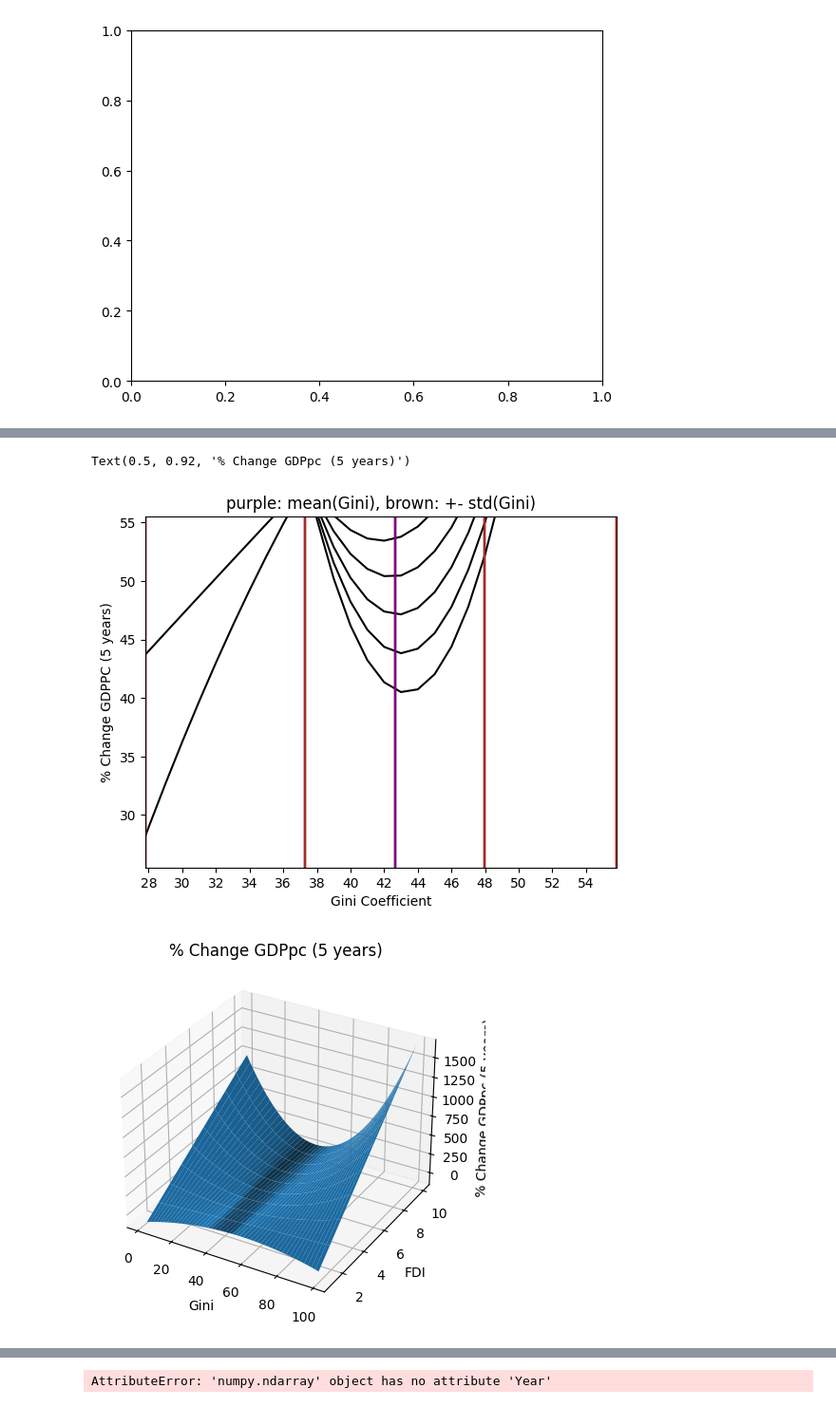
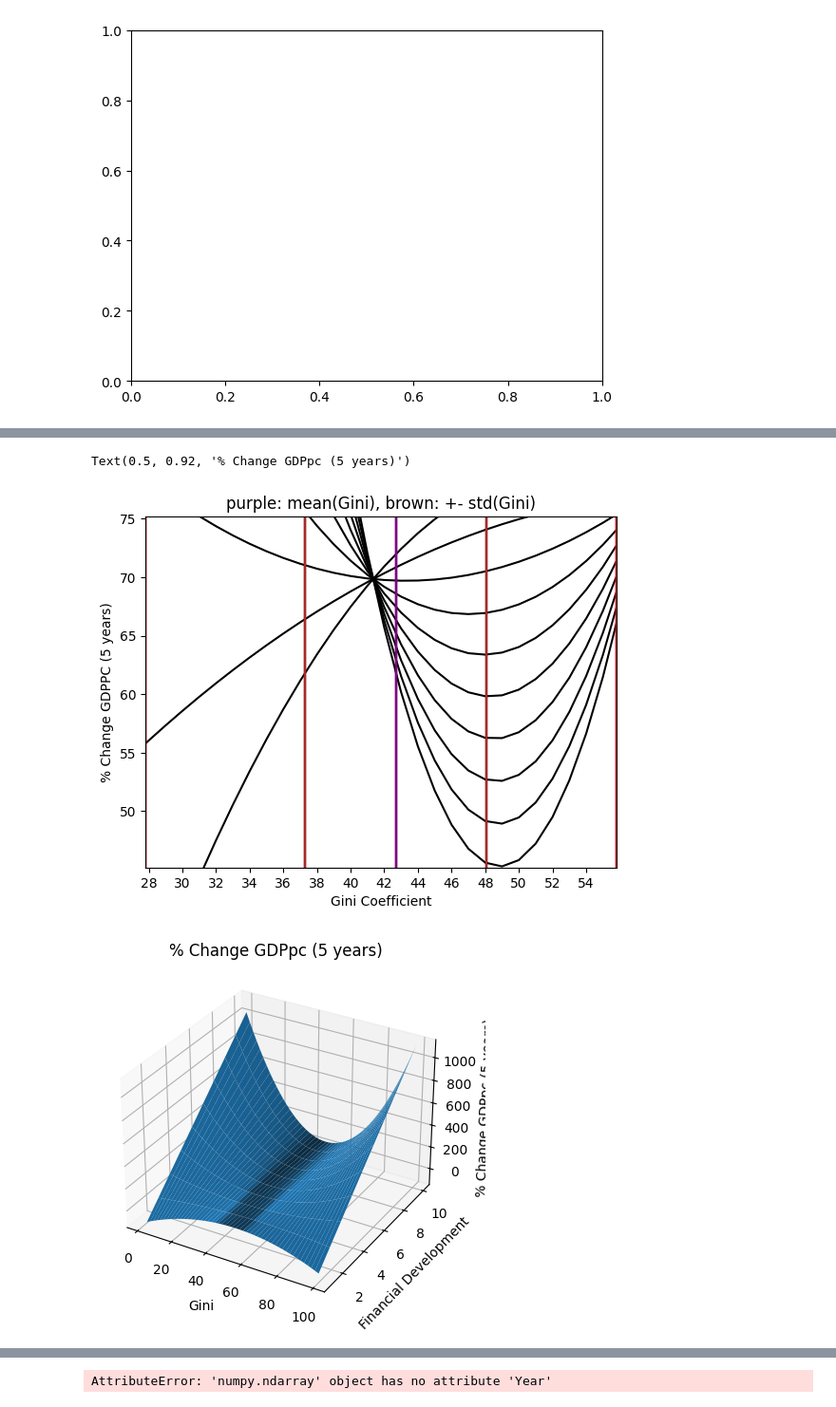
Before and after one commit to JTayMilli/GonGrowth, a Jupyter notebook: Data Processing.ipynb, the cells around one changed output, grey strips where cells are left out. Shown at 95% size. Cells and saved outputs as stored; diff of their text form; code cells hidden in the pictures.

```diff
--- a/Data Processing.ipynb
+++ b/Data Processing.ipynb
@@ -949,11 +949,13 @@ Index(['Country', 'Year', 'CTFP', 'CWTFP', 'TFP', 'WTFP', 'Gini', 'gini_disp',
       dtype='object')
-# %%
-TGall['GFDIavg'] = TGall['FDIavg'] * TGall['IVGinim5']
-TGall['G2FDIavg'] = TGall['FDIavg'] * TGall['IVGini2m5']
+# %%
+TGall['GFDavg'] = TGall['FDavg'] * TGall['Ginim5']
+TGall['G2FDavg'] = TGall['FDavg'] * TGall['Gini2m5']
+TGall['IVGFDavg'] = TGall['FDavg'] * TGall['IVGinim5']
+TGall['IVG2FDavg'] = TGall['FDavg'] * TGall['IVGini2m5']
 # %%
 #X = TGall[["Year", "Country", "IVlnGGm5","IVGinim5", "lnGDPPC", "lnGDPPCm5", 'IVGini2m5', 'IVlnGG2m5', 'IVGini3m5', 'IVlnGG3m5', "IVlnG2Gm5", "IVlnG2G2m5", "IVlnG2G3m5", 'lnGDPPC2m5', "n", "OPS", "TWWIavg"]].replace(0,np.nan).dropna()
 #X = TGall[["Year", "Country", "IVlnGGm5","IVGinim5", "d5pGDPPC", "lnGDPPCm5", 'IVGini2m5', 'IVlnGG2m5', 'IVGini3m5', 'IVlnGG3m5', "n", "OPS", "TWWIavg", "dpTWWIavg"]].replace(0,np.nan).dropna()
-X = TGall[["Year", "Country", "IVlnGGm5","IVGinim5", "lnGDPPC", "lnGDPPCm5", 'IVGini2m5', 'IVlnGG2m5', "n", "OPS", "TWWIavg", "dpTWWIavg", 'FDIavg', 'GFDIavg', 'G2FDIavg']].replace(0,np.nan).dropna()
+X = TGall[["Year", "Country", "IVlnGGm5","IVGinim5", "lnGDPPC", "lnGDPPCm5", 'IVGini2m5', 'IVlnGG2m5', "n", "OPS", "TWWIavg", "dpTWWIavg", 'FDavg', 'GFDavg', 'G2FDavg']].replace(0,np.nan).dropna()
 #X = TGall[["Year", "Country", "IVlnGGm5","IVGinim5", "lnGDPPC", "lnGDPPCm5", 'IVGini2m5', 'IVlnGG2m5', "n", "OPS", "TWWIavg", "dpTWWIavg", 'RelGDPPCm5', 'IVRelGGm5', 'IVRelGG2m5']].replace(0,np.nan).dropna()
 X = X[(np.abs(stats.zscore(X.drop(columns = ["Year", "Country"]))) < 3).all(axis=1)]
 X = X.groupby('Country').filter(lambda x: len(x) >= 5) #remove countries with less then 4 data points
@@ -973,9 +975,9 @@ ission.loc[len(ission)] = reg.coef_
 Arti = pd.DataFrame(columns = X.columns)
 Arti['IVGinim5'] = range(1,100) ###This goes first!
 Arti['Country'] = 'Gabon'
-Arti['Year'] = 1990
-Arti['lnGDPPCm5'] = 9
-Arti['FDIavg'] = .2
+Arti['Year'] = 2018
+Arti['lnGDPPCm5'] = 10
+Arti['FDavg'] = .49
 #Arti['GDPPCm5'] = np.exp(Arti['lnGDPPCm5'][0])
 #Arti['lnGDPPC2m5'] = Arti['lnGDPPCm5'] ** 2
 Arti['n'] = X.n.mean()
@@ -988,8 +990,8 @@ Arti['IVGini2m5'] = Arti['IVGinim5'] ** 2
 Arti['IVlnGGm5'] = Arti['IVGinim5'] * Arti['lnGDPPCm5']
 Arti['IVlnGG2m5'] = Arti['IVGini2m5'] * Arti['lnGDPPCm5']
 
-Arti['GFDIavg']  = Arti['FDIavg'] * Arti['IVGinim5']
-Arti['G2FDIavg']  = Arti['FDIavg'] * Arti['IVGini2m5']
+Arti['GFDavg']  = Arti['FDavg'] * Arti['IVGinim5']
+Arti['G2FDavg']  = Arti['FDavg'] * Arti['IVGini2m5']
 #Arti['IVlnGG3m5'] = Arti['IVGini3m5'] * Arti['lnGDPPCm5']
 """
 Arti['RelGDPPCm5'] = Arti['GDPPCm5'][0] / TGall[TGall.Year == Arti.Year[0]].GDPPCm5.max()
@@ -1220,8 +1242,8 @@ Text(0.5, 0.92, '% Change GDPpc (5 years)')
 # %%
-def FinDevReg(lnGDPPCm5, FDIavg):
+def FinDevReg(lnGDPPCm5, FDavg):
     #X = TGall[["Year", "Country", "IVlnGGm5","IVGinim5", "lnGDPPC", "lnGDPPCm5", 'IVGini2m5', 'IVlnGG2m5', 'IVGini3m5', 'IVlnGG3m5', "IVlnG2Gm5", "IVlnG2G2m5", "IVlnG2G3m5", 'lnGDPPC2m5', "n", "OPS", "TWWIavg"]].replace(0,np.nan).dropna()
     #X = TGall[["Year", "Country", "IVlnGGm5","IVGinim5", "d5pGDPPC", "lnGDPPCm5", 'IVGini2m5', 'IVlnGG2m5', 'IVGini3m5', 'IVlnGG3m5', "n", "OPS", "TWWIavg", "dpTWWIavg"]].replace(0,np.nan).dropna()
-    X = TGall[["Year", "Country", "IVlnGGm5","IVGinim5", "lnGDPPC", "lnGDPPCm5", 'IVGini2m5', 'IVlnGG2m5', "n", "OPS", "TWWIavg", "dpTWWIavg", 'FDIavg', 'GFDIavg', 'G2FDIavg']].replace(0,np.nan).dropna()
+    X = TGall[["Year", "Country", "IVlnGGm5","IVGinim5", "lnGDPPC", "lnGDPPCm5", 'IVGini2m5', 'IVlnGG2m5', "n", "OPS", "TWWIavg", "dpTWWIavg", 'FDavg', 'GFDavg', 'G2FDavg']].replace(0,np.nan).dropna()
     #X = TGall[["Year", "Country", "IVlnGGm5","IVGinim5", "lnGDPPC", "lnGDPPCm5", 'IVGini2m5', 'IVlnGG2m5', "n", "OPS", "TWWIavg", "dpTWWIavg", 'RelGDPPCm5', 'IVRelGGm5', 'IVRelGG2m5']].replace(0,np.nan).dropna()
     X = X[(np.abs(stats.zscore(X.drop(columns = ["Year", "Country"]))) < 3).all(axis=1)]
     X = X.groupby('Country').filter(lambda x: len(x) >= 5) #remove countries with less then 4 data points
@@ -1243,7 +1265,7 @@ def FinDevReg(lnGDPPCm5, FDIavg):
     Arti['Country'] = 'Gabon'
     Arti['Year'] = 1990
     Arti['lnGDPPCm5'] = lnGDPPCm5
-    Arti['FDIavg'] = FDIavg
+    Arti['FDavg'] = FDavg
     #Arti['GDPPCm5'] = np.exp(Arti['lnGDPPCm5'][0])
     #Arti['lnGDPPC2m5'] = Arti['lnGDPPCm5'] ** 2
     Arti['n'] = X.n.mean()
@@ -1256,8 +1278,8 @@ def FinDevReg(lnGDPPCm5, FDIavg):
     Arti['IVlnGGm5'] = Arti['IVGinim5'] * Arti['lnGDPPCm5']
     Arti['IVlnGG2m5'] = Arti['IVGini2m5'] * Arti['lnGDPPCm5']
 
-    Arti['GFDIavg']  = Arti['FDIavg'] * Arti['IVGinim5']
-    Arti['G2FDIavg']  = Arti['FDIavg'] * Arti['IVGini2m5']
+    Arti['GFDavg']  = Arti['FDavg'] * Arti['IVGinim5']
+    Arti['G2FDavg']  = Arti['FDavg'] * Arti['IVGini2m5']
     #Arti['IVlnGG3m5'] = Arti['IVGini3m5'] * Arti['lnGDPPCm5']
     """
     Arti['RelGDPPCm5'] = Arti['GDPPCm5'][0] / TGall[TGall.Year == Arti.Year[0]].GDPPCm5.max()
@@ -1328,33 +1350,33 @@ lnGDPPCm5 = 7
 Arti, X = FinDevReg(lnGDPPCm5 , .1)
 predList = [np.array(Arti['pred'])]
 for i in range(1+size,10+size,size):
     Arti, X = FinDevReg(lnGDPPCm5, i * .1)
     predList.append(np.array(Arti['pred']))
 
 predList
 ax = Axes3D(fig)
 
 x = range(1,99+1)
 y = range(1,10+1)
 
 data = predList
 #maxT = data.index(max(data))
 #maxR = data[maxT].index(max(data[maxT]))
 data = np.array(data)
 #print(data)
 
 hf2 = plt.figure()
 ha2 = hf2.add_subplot(projection='3d')
 
 X, Y = np.meshgrid(x, y)  # `plot_surface` expects `x` and `y` data to be 2D
 ha2.plot_surface(X, Y, data)
 
 ha2.set_xlabel('Gini')
-ha2.set_ylabel('FDI')
+ha2.set_ylabel('Financial Development')
 ha2.set_zlabel('% Change GDPpc (5 years)')
 #ha2.set_yticklabels(range(1,10+1))
 ha2.set_title('% Change GDPpc (5 years)')
 # %% [output]
 Text(0.5, 0.92, '% Change GDPpc (5 years)')
-[figure, old version]
+[figure, new version]
-[figure, old version]
+[figure, new version]
```
Also changed, not shown: parts of 8 cells of this notebook, 2 other files.
